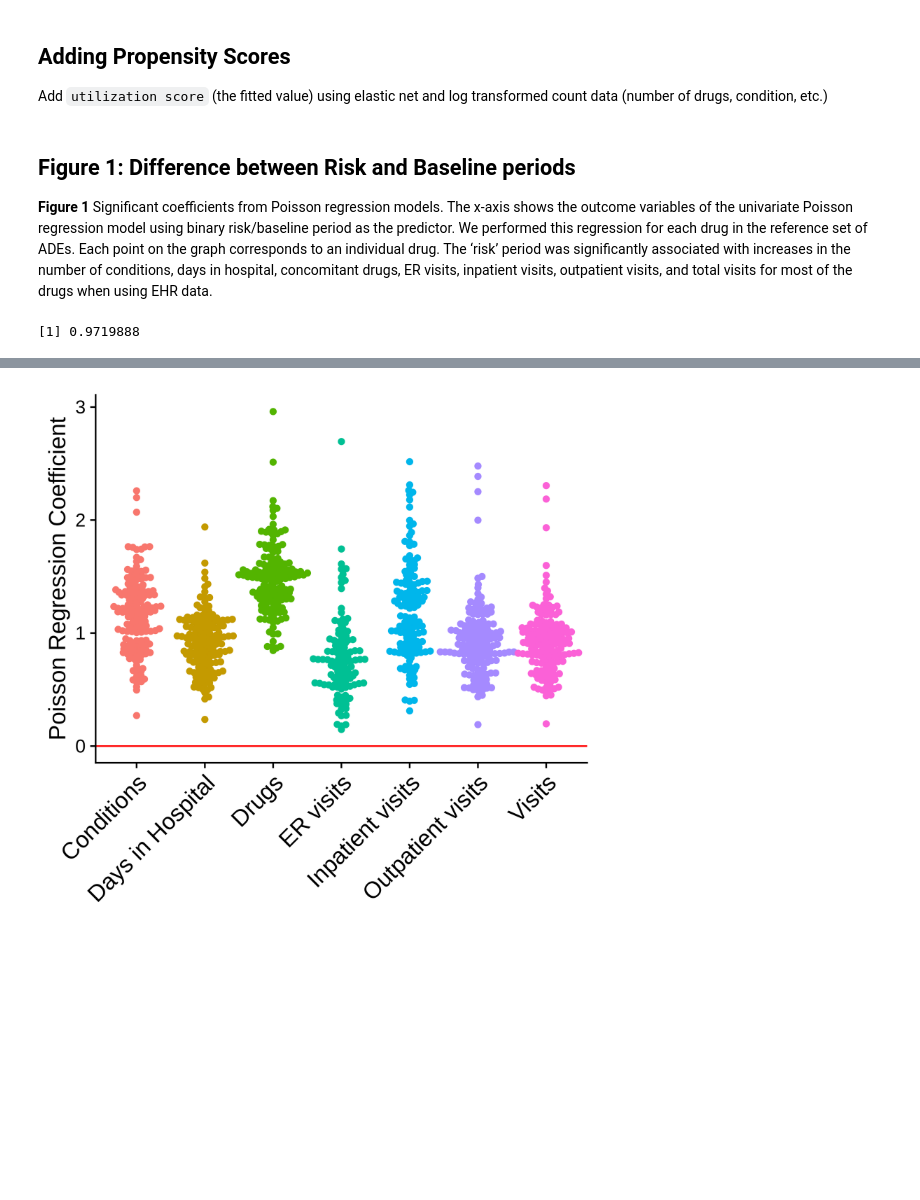
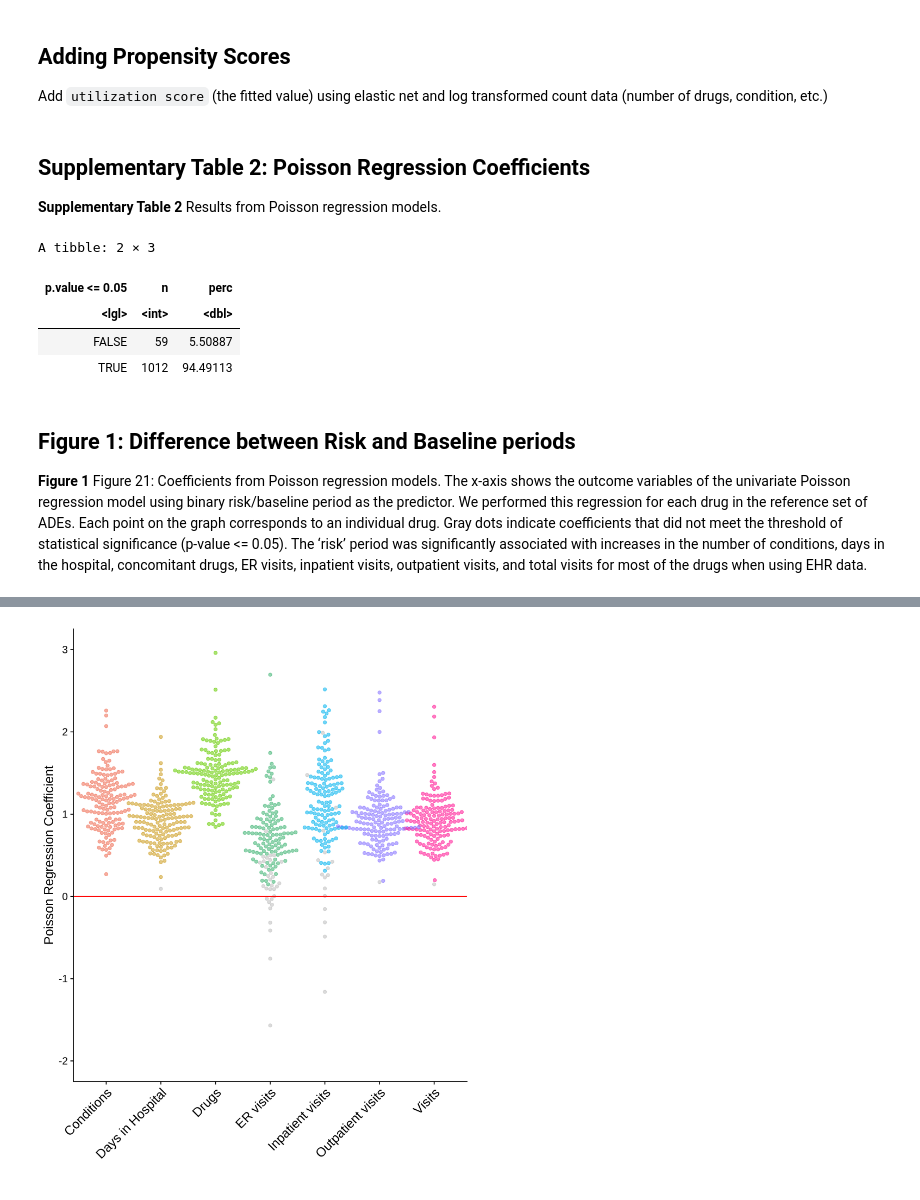
Before and after one commit to tatonetti-lab/utilization-score, a Jupyter notebook: nb/Figure1_plot.ipynb, the cells around one changed output, grey strips where cells are left out. Cells and saved outputs as stored; diff of their text form; code cells hidden in the pictures; blank space fills up the shorter version.

Commit message:
update figure nb, add supplementary tables

```diff
--- a/nb/Figure1_plot.ipynb
+++ b/nb/Figure1_plot.ipynb
@@ -119,3 +101,7 @@ dbWriteTable(con1,
              sccs_ps %>% select(person_id, drug_concept_id, start, end, duration, risk,
                                 age_at_start=min_age,
                                 propensity_score = ps_score))
+# %% [markdown]
+## Supplementary Table 2: Poisson Regression Coefficients
+
+**Supplementary Table 2** Results from Poisson regression models.
@@ -122,4 +133,15 @@ dbWriteTable(con1,
+# %%
+pois_gnm %>% filter(term == 'risk') %>%
+    group_by(p.value <= 0.05) %>%
+    summarise(n = n(),
+              perc = n/nrow(.)*100)
+# %% [output]
+A tibble: 2 × 3
+| p.value <= 0.05 | n | perc |
+| <lgl> | <int> | <dbl> |
+| FALSE | 59 | 5.50887 |
+| TRUE | 1012 | 94.49113 |
 # %% [markdown]
 ## Figure 1: Difference between Risk and Baseline periods
 
-**Figure 1** Significant coefficients from Poisson regression models. The x-axis shows the outcome variables of the univariate Poisson regression model using binary risk/baseline period as the predictor. We performed this regression for each drug in the reference set of ADEs. Each point on the graph corresponds to an individual drug. The ‘risk’ period was significantly associated with increases in the number of conditions, days in hospital, concomitant drugs, ER visits, inpatient visits, outpatient visits, and total visits for most of the drugs when using EHR data.
+**Figure 1** Figure 21: Coefficients from Poisson regression models. The x-axis shows the outcome variables of the univariate Poisson regression model using binary risk/baseline period as the predictor. We performed this regression for each drug in the reference set of ADEs. Each point on the graph corresponds to an individual drug. Gray dots indicate coefficients that did not meet the threshold of statistical significance (p-value <= 0.05). The ‘risk’ period was significantly associated with increases in the number of conditions, days in the hospital, concomitant drugs, ER visits, inpatient visits, outpatient visits, and total visits for most of the drugs when using EHR data.
@@ -135,27 +148,33 @@ pois_gnm <- sccs_dat %>%
-# %%
-pois_gnm %>% group_by(p.value <= 0.05) %>% summarise(n = n(),
-                                                     perc = n/nrow(.))
-2082/(2082+60)
-# %% [output]
-[1] 0.9719888
 # %%
-pois_gnm %>% filter(p.value <= 0.05, term == 'risk') %>%
+options(repr.plot.width = 7, repr.plot.height = 9, repr.plot.res = 400)
+pois_gnm %>% filter(term == 'risk') %>%
     mutate(var_names = case_when(var == 'num_days_hosp' ~ 'Days in Hospital',
                                  var == 'num_conds' ~ 'Conditions',
                                  var == 'num_drugs' ~ 'Drugs',
                                  var == 'num_visits' ~ 'Visits',
                                  var == 'num_outpat' ~ 'Outpatient visits',
                                  var == 'num_ER' ~ 'ER visits',
-                                 var == 'num_inpat' ~ 'Inpatient visits')) %>%
-ggplot(mapping = aes(x = var_names, y = estimate, color = var)) +
-    geom_beeswarm() +
+                                 var == 'num_inpat' ~ 'Inpatient visits'),
+          significant = factor(ifelse(p.value <=0.05, var, 'NS'))) %>%
+ggplot(mapping = aes(x = var_names, y = estimate, color = significant, alpha = 0.5)) +
+    geom_beeswarm(size = 1.5) +
     geom_hline(yintercept = 0, color = 'red') +
     theme_cowplot() +
     theme(legend.position = 'none',
           text = element_text(size = 15),
           axis.text.x = element_text(size = 15, angle = 45, hjust = 1)) +
     xlab('') +
-    ylab('Poisson Regression Coefficient')
-ggsave("figure_1_poisson_res.tiff", width = 10, height = 10, dpi=400, device = 'tiff')
-# tiff("figure_1_poisson.tiff", units="in", width=5, height=5, res=400)
+    ylab('Poisson Regression Coefficient') +
+    scale_color_manual(values = c('gray',
+                                  'coral2',
+                                  'goldenrod3',
+                                  'chartreuse3', #greenyellow
+                                  'lightslateblue', #mediumpurple2
+                                  'deeppink',
+                                  'mediumseagreen',
+                                  'deepskyblue2'
+                                 )) +
+    ylim(c(-2,3))
+ggsave("figure_1_poisson_res.png", bg = 'white',
+       width = 7, height = 9, dpi=400, device = 'png')
 # %% [output]
@@ -162 +185 @@ ggsave("figure_1_poisson_res.tiff", width = 10, height = 10, dpi=400, device = '
-[figure, old version]
+[figure, new version]
```
Also changed, not shown: parts of 6 cells of this notebook, 3 other files.
